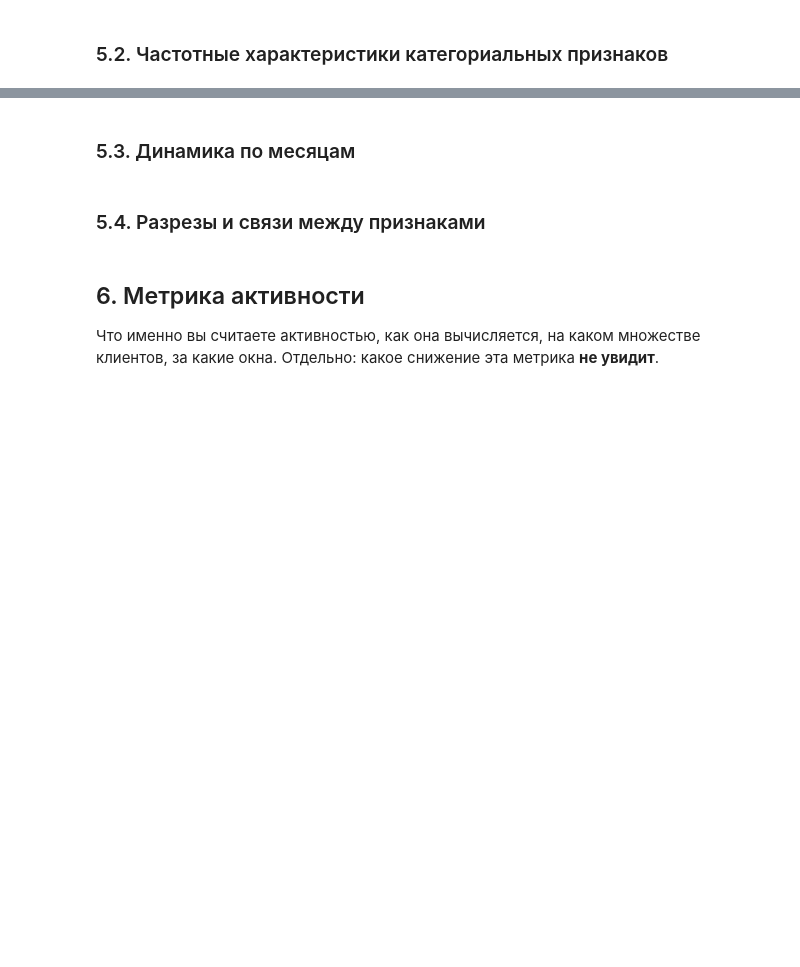
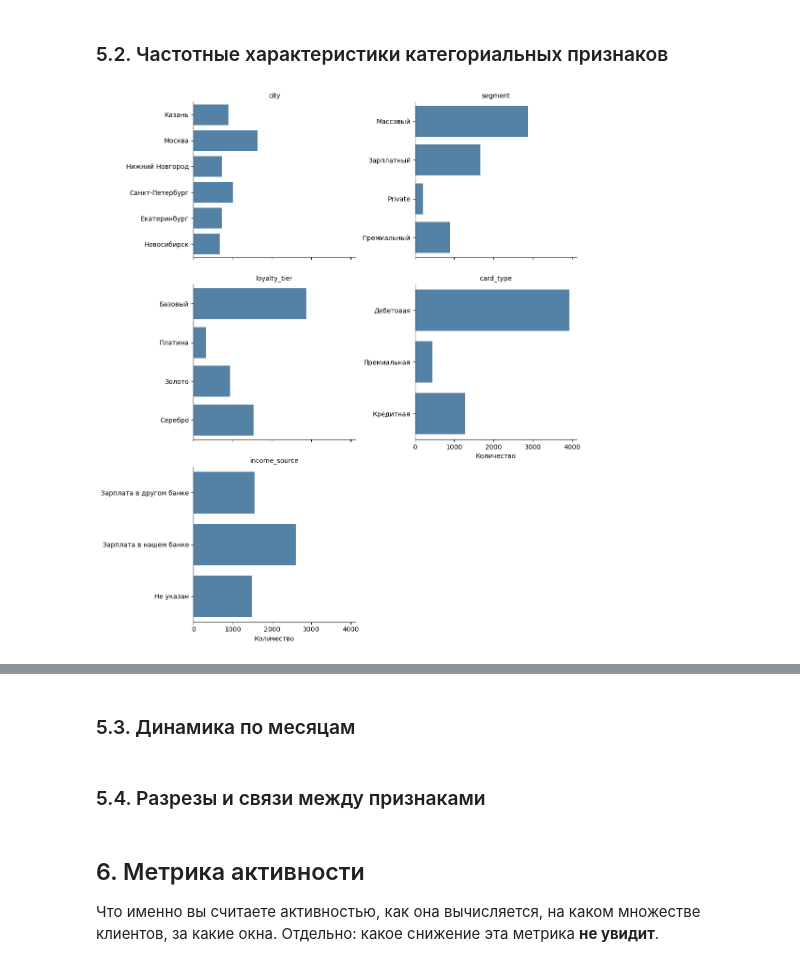
Before and after one commit to eltrukhan/Trukhan_Elizaveta_Lab1, a Jupyter notebook: 01_analysis.ipynb, the cells around one changed output, grey strips where cells are left out. Drawn from its saved outputs; the diff is of its cells as text; code cells hidden in the pictures; blank space fills up the shorter version.

```diff
--- a/01_analysis.ipynb
+++ b/01_analysis.ipynb
@@ -54,2 +276,5 @@ RAW_TXN = "transactions.csv"
 # %% [markdown]
 ### 3.1. Типы, даты, числа
+# %%
+clients = clients.drop_duplicates(subset=["client_id"], keep="first")
+print(clients.shape[0], clients["client_id"].nunique())
@@ -86,2 +488,25 @@ cleaning_log = pd.DataFrame(columns=[
 # %% [markdown]
 ### 5.2. Частотные характеристики категориальных признаков
+# %%
+cat_cols = ["city", "segment", "loyalty_tier", "card_type", "income_source"]
+
+long = clients[cat_cols].melt(var_name="feature", value_name="value")
+
+g = sns.catplot(
+    data=long,
+    y="value",
+    col="feature",
+    col_wrap=2,
+    kind="count",
+    height=4,
+    aspect=1.3,
+    sharey=False,
+    color="steelblue",
+    order=None,
+)
+g.set_axis_labels("Количество", "")
+g.set_titles("{col_name}")
+plt.tight_layout()
+plt.show()
+# %% [output]
+[figure, added]
```
Also changed, not shown: parts of 45 cells of this notebook.
